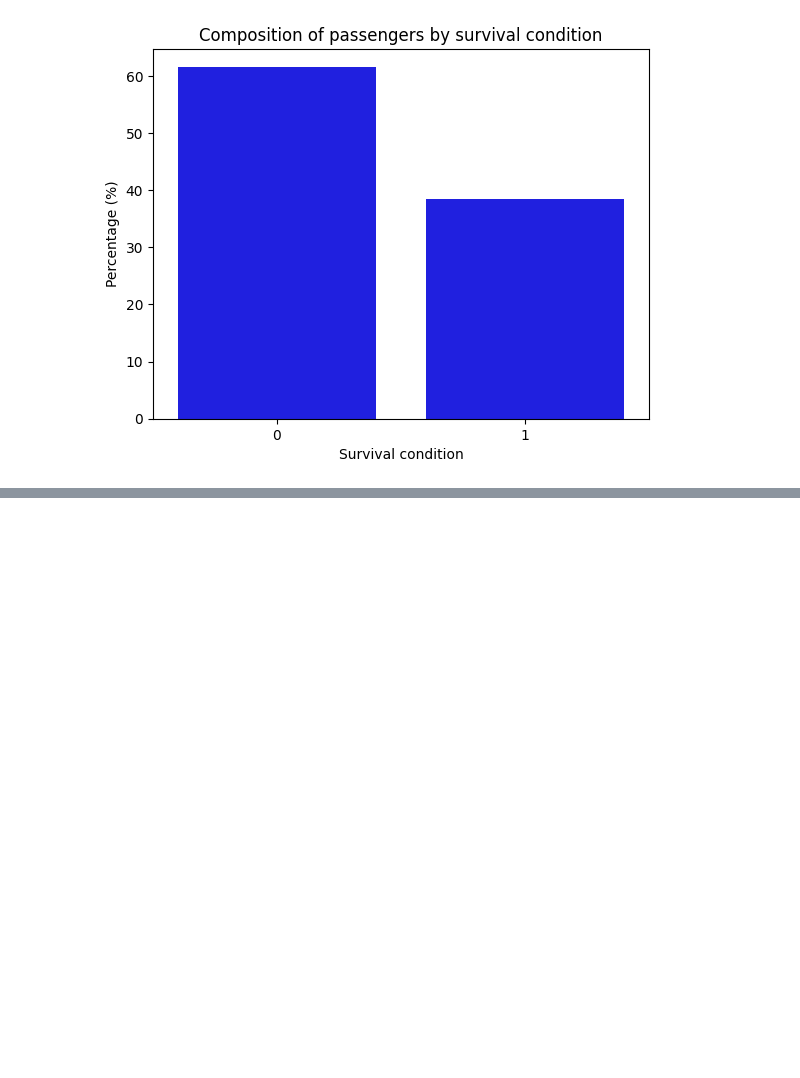
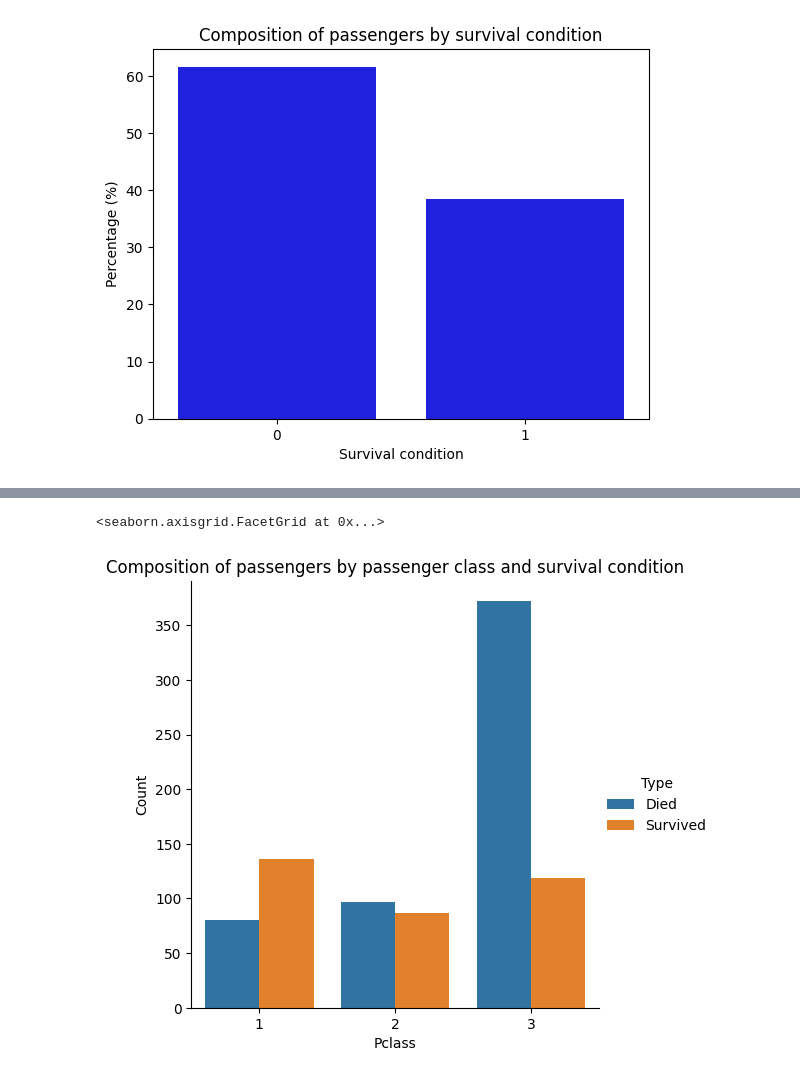
Before and after one commit to JalinaH/Graphical-Presentation-of-Data-, a Jupyter notebook: graphical-presentation-of-data.ipynb, the cells around one changed output, grey strips where cells are left out. Cells and saved outputs as stored; diff of their text form; code cells hidden in the pictures; blank space fills up the shorter version.

```diff
--- a/graphical-presentation-of-data.ipynb
+++ b/graphical-presentation-of-data.ipynb
@@ -144,0 +181,3 @@ p2.set(xlabel='Survival condition', ylabel='Percentage (%)',
+# %%
+df1 = pd.melt(twoway, id_vars='Pclass', var_name='Type', value_name="Count")
+df1
@@ -144,0 +192,7 @@ p2.set(xlabel='Survival condition', ylabel='Percentage (%)',
+# %%
+p = sns.catplot(x='Pclass', y='Count', hue='Type', data=df1, kind='bar')
+p.set(ylabel = 'Count',
+      title= 'Composition of passengers by passenger class and survival condition')
+# %% [output]
+<seaborn.axisgrid.FacetGrid at 0x...>
+[figure, added]
```
Also changed, not shown: parts of 41 cells of this notebook.
